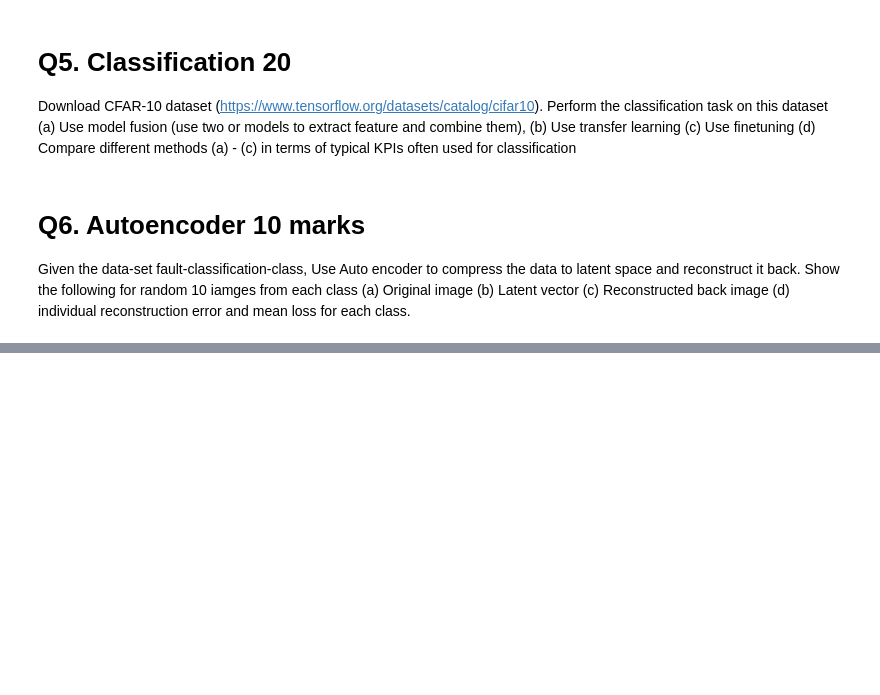
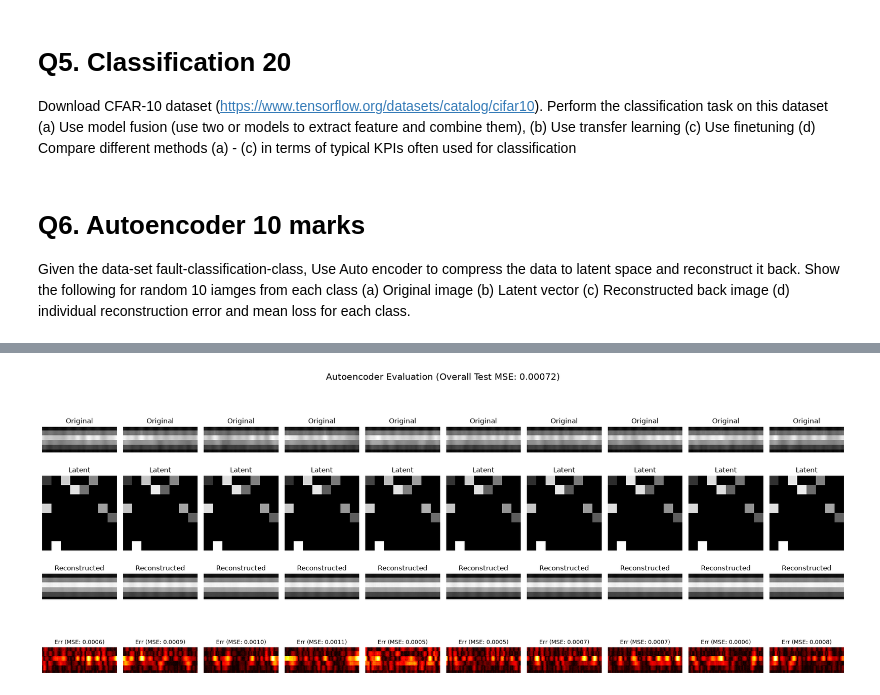
Before and after one commit to BjarkanDev/MAS512, a Jupyter notebook: assignment_1/MAS512_assignment1_gr6.ipynb, the cells around one changed output, grey strips where cells are left out. Cells and saved outputs as stored; diff of their text form; code cells hidden in the pictures; blank space fills up the shorter version.

```diff
--- a/assignment_1/MAS512_assignment1_gr6.ipynb
+++ b/assignment_1/MAS512_assignment1_gr6.ipynb
@@ -431,12 +484,17 @@ Use Auto encoder to compress the data to latent space and reconstruct it back. S
 (c) Reconstructed back image
 (d) individual reconstruction error and mean loss for each class.
 # %%
+# Q6
+# https://www.tensorflow.org/tutorials/generative/autoencoder
 import os
 import tensorflow as tf
 import numpy as np
+import tensorflow.keras.layers as layers
+from tensorflow.keras import Model
+import matplotlib.pyplot as plt
 
-# Load images from a directory and return them as a numpy array
-def load_images_from_directory(directory, image_size=(175, 60)):
+# Load images from directory and return them as numpy array
+def load_images_from_directory(directory, image_size=(60, 175)):
     images = []
     for class_dir in sorted(os.listdir(directory)):
         class_path = os.path.join(directory, class_dir)
@@ -467,4 +525,81 @@ X_test = X_test.astype(np.float32) / 255.0
 
 print("Training set shape:", X_train.shape)
 print("Testing set shape:", X_test.shape)
+
+# Autoencoder class straight from https://www.tensorflow.org/tutorials/generative/autoencoder
+class Autoencoder(Model):
+  def __init__(self, latent_dim, shape):
+    super(Autoencoder, self).__init__()
+    self.latent_dim = latent_dim
+    self.shape = shape
+
+    self.encoder = tf.keras.Sequential([
+      layers.Flatten(),
+      layers.Dense(latent_dim, activation='relu'),
+    ])
+
+    self.decoder = tf.keras.Sequential([
+      layers.Dense(int(tf.math.reduce_prod(shape).numpy()), activation='sigmoid'),
+      layers.Reshape(shape)
+    ])
+
+  def call(self, x):
+    encoded = self.encoder(x)
+    decoded = self.decoder(encoded)
+    return decoded
+
+shape = X_train.shape[1:]
+latent_dim = 64
+autoencoder = Autoencoder(latent_dim, shape)
+autoencoder.compile(optimizer='adam', loss='mse')
+
+autoencoder.fit(X_train, X_train,
+                epochs=10,
+                shuffle=True,
+                validation_data=(X_test, X_test))
+
+# Encode and decode images
+encoded = autoencoder.encoder(X_test).numpy()
+decoded = autoencoder.decoder(encoded).numpy()
+
+# Calculate overall mean squared error for the entire test batch
+overall_mse = np.mean(np.square(X_test - decoded))
+
+n = 10  # Number of images to display
+plt.figure(figsize=(20, 8))
+
+# Global title
+plt.suptitle(f"Autoencoder Evaluation (Overall Test MSE: {overall_mse:.5f})", fontsize=16, y=1.02)
+
+for i in range(n):
+    # Q6 A: Original
+    ax = plt.subplot(4, n, i + 1)
+    plt.imshow(X_test[i].squeeze(), cmap='gray')
+    plt.title("Original")
+    plt.axis("off")
+
+    # Q6 B: Latent Representation
+    ax = plt.subplot(4, n, i + 1 + n)
+    plt.imshow(encoded[i].reshape(8, 8), cmap='gray')
+    plt.title("Latent")
+    plt.axis("off")
+
+    # Q6 C: Reconstructed
+    ax = plt.subplot(4, n, i + 1 + 2 * n)
+    plt.imshow(decoded[i].squeeze(), cmap='gray')
+    plt.title("Reconstructed")
+    plt.axis("off")
+
+    # Q6 D: Error Heatmap + Individual Mean Error Text
+    ax = plt.subplot(4, n, i + 1 + 3 * n)
+    diff = X_test[i] - decoded[i]
+    img_mse = np.mean(np.square(diff))  # MSE for single image
+
+    plt.imshow(np.abs(diff).squeeze(), cmap='hot')
+    plt.title(f"Err (MSE: {img_mse:.4f})", fontsize=10)
+    plt.axis("off")
+
+plt.tight_layout()
+plt.savefig("q6/output/autoencoder_results.png", dpi=300, bbox_inches='tight')
+plt.show()
 # %% [output]
@@ -472,0 +623 @@ Testing set shape: (200, 175, 60, 1)
+[figure, added]
```
Also changed, not shown: parts of 2 cells of this notebook, 2 other files.
